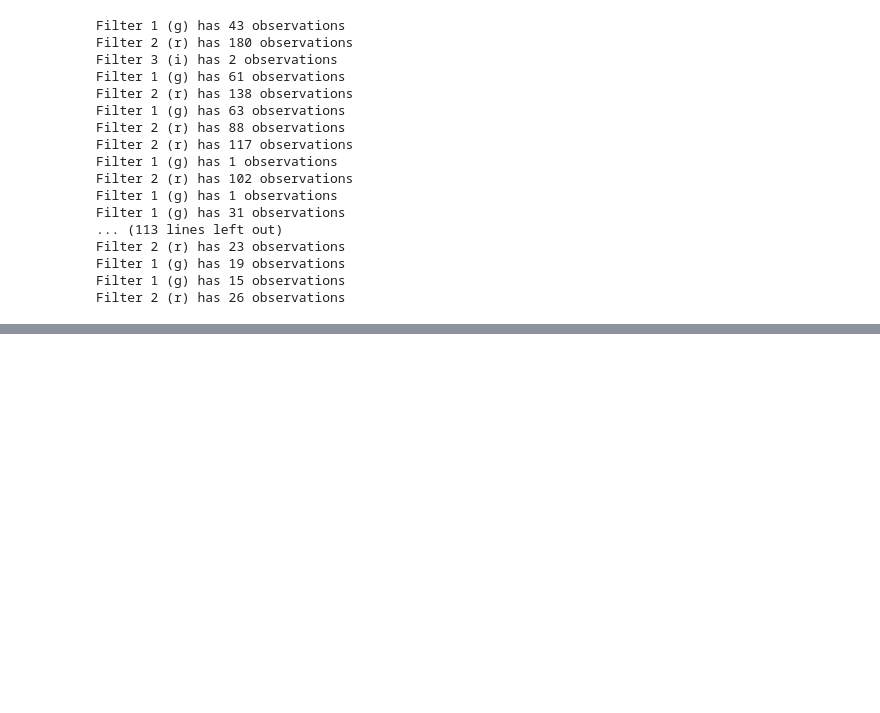
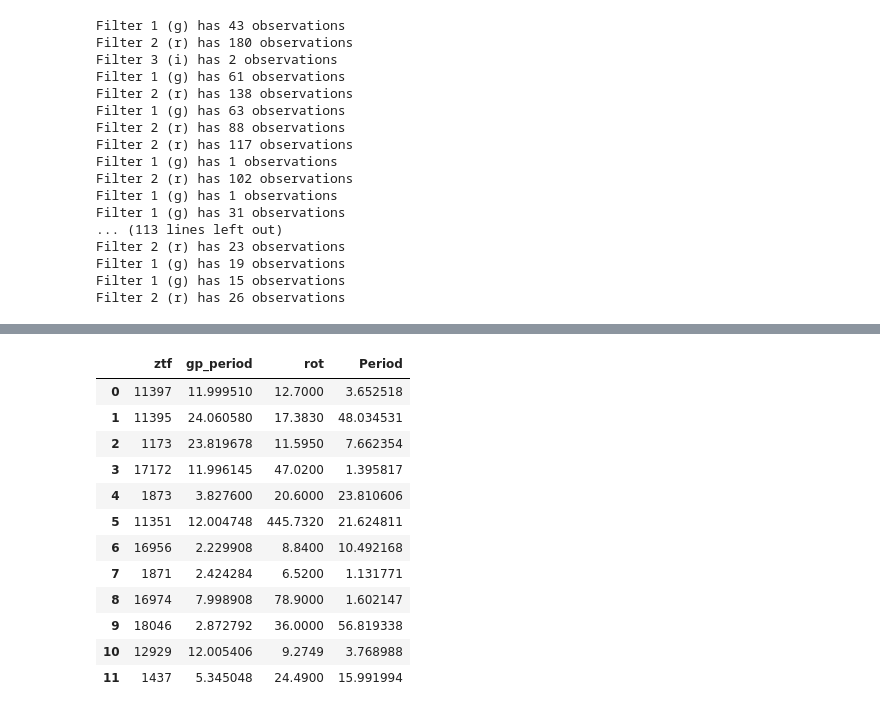
Before and after one commit to dirac-institute/CometGPs, a Jupyter notebook: data/paper_plots/ztf_lightcurves/Period_vs_Period.ipynb, the cells around one changed output, grey strips where cells are left out. Drawn from its saved outputs; the diff is of its cells as text; code cells hidden in the pictures; blank space fills up the shorter version.

```diff
--- a/data/paper_plots/ztf_lightcurves/Period_vs_Period.ipynb
+++ b/data/paper_plots/ztf_lightcurves/Period_vs_Period.ipynb
@@ -222,0 +288,16 @@ Filter 2 (r) has 26 observations
+# %%
+joined[["ztf", 'gp_period', 'rot', 'Period']]
+# %% [output]
+|  | ztf | gp_period | rot | Period |
+| 0 | 11397 | 11.999510 | 12.7000 | 3.652518 |
+| 1 | 11395 | 24.060580 | 17.3830 | 48.034531 |
+| 2 | 1173 | 23.819678 | 11.5950 | 7.662354 |
+| 3 | 17172 | 11.996145 | 47.0200 | 1.395817 |
+| 4 | 1873 | 3.827600 | 20.6000 | 23.810606 |
+| 5 | 11351 | 12.004748 | 445.7320 | 21.624811 |
+| 6 | 16956 | 2.229908 | 8.8400 | 10.492168 |
+| 7 | 1871 | 2.424284 | 6.5200 | 1.131771 |
+| 8 | 16974 | 7.998908 | 78.9000 | 1.602147 |
+| 9 | 18046 | 2.872792 | 36.0000 | 56.819338 |
+| 10 | 12929 | 12.005406 | 9.2749 | 3.768988 |
+| 11 | 1437 | 5.345048 | 24.4900 | 15.991994 |
```
Also changed, not shown: parts of 10 cells of this notebook, 1 other file.
